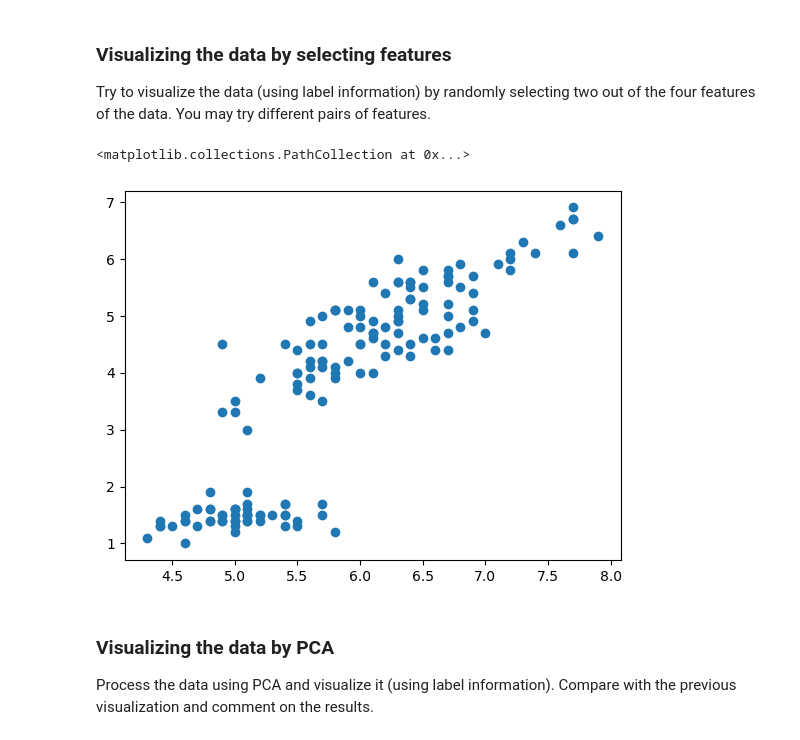
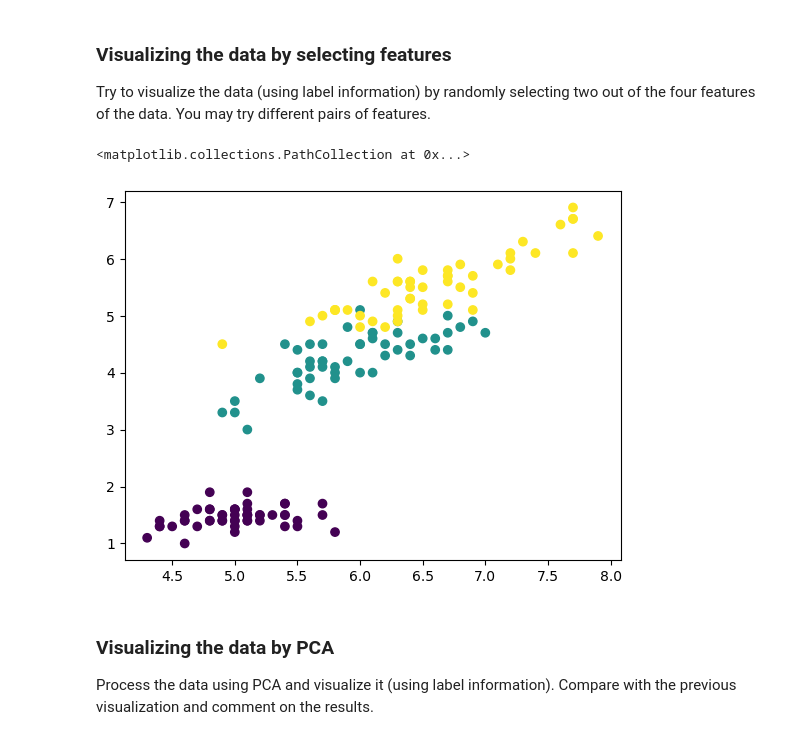
Before and after one commit to bendiksh96/in4050, a Jupyter notebook: IN3050_assignment_3.ipynb, the cells around one changed output. Cells and saved outputs as stored; diff of their text form; code cells hidden in the pictures.

```diff
--- a/IN3050_assignment_3.ipynb
+++ b/IN3050_assignment_3.ipynb
@@ -335,11 +335,11 @@ Try to visualize the data (using label information) by randomly selecting two ou
 # %%
 a = np.random.randint(0,1)
 b = np.random.randint(2,3)
 
-plt.scatter(X[:,a], X[:, b])
+plt.scatter(X[:,a], X[:, b], c=y)
 # %% [output]
 <matplotlib.collections.PathCollection at 0x...>
-[figure, old version]
+[figure, new version]
 # %% [markdown]
 ### Visualizing the data by PCA
 Process the data using PCA and visualize it (using label information). Compare with the previous visualization and comment on the results.
```
Also changed, not shown: parts of 18 cells of this notebook.
